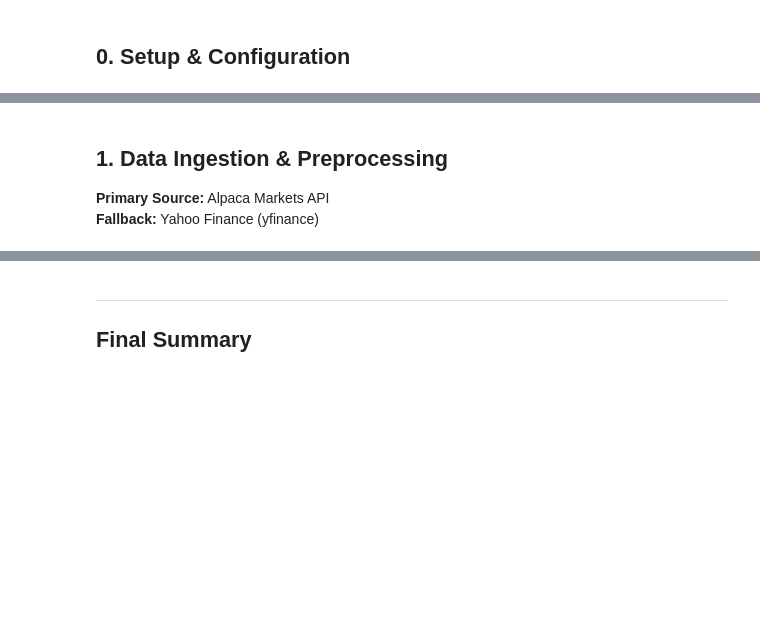
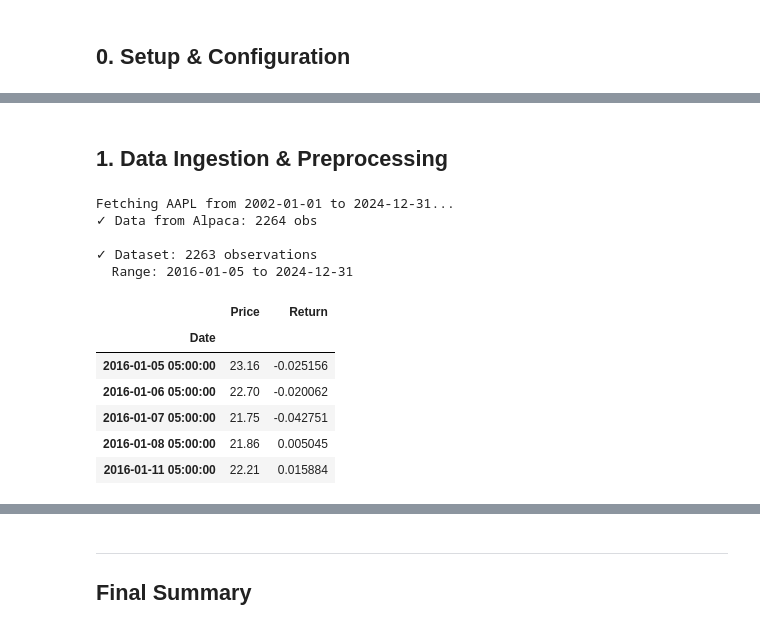
Before and after one commit to ZimoSyndrome/MMForecasting, a Jupyter notebook: notebooks/forecasting_analysis.ipynb, the cells around one changed output, grey strips where cells are left out. Cells and saved outputs as stored; diff of their text form; code cells hidden in the pictures; blank space fills up the shorter version.

```diff
--- a/notebooks/forecasting_analysis.ipynb
+++ b/notebooks/forecasting_analysis.ipynb
@@ -67,8 +77,5 @@ print("✓ All imports successful.")
 # %% [markdown]
 <a id='data'></a>
 ## 1. Data Ingestion & Preprocessing
-
-**Primary Source:** Alpaca Markets API
-**Fallback:** Yahoo Finance (yfinance)
 # %%
 def fetch_data_alpaca(ticker, start, end):
@@ -152,14 +123,23 @@ def fetch_data(ticker, start, end):
     return df
 # %%
-# Fetch Data
 df = fetch_data(TICKER, START_DATE, END_DATE)
-
-# Compute Returns
 df['Return'] = np.log(df['Price'] / df['Price'].shift(1))
-df['PriceChange'] = df['Price'].diff()  # For ARIMA on levels
 df.dropna(inplace=True)
 
-print(f"\n✓ Final dataset: {len(df)} observations")
-print(f"  Date Range: {df.index[0].date()} to {df.index[-1].date()}")
+print(f"\n✓ Dataset: {len(df)} observations")
+print(f"  Range: {df.index[0].date()} to {df.index[-1].date()}")
 df.head()
+# %% [output]
+Fetching AAPL from 2002-01-01 to 2024-12-31...
+✓ Data from Alpaca: 2264 obs
+
+✓ Dataset: 2263 observations
+  Range: 2016-01-05 to 2024-12-31
+|  | Price | Return |
+| Date |  |  |
+| 2016-01-05 05:00:00 | 23.16 | -0.025156 |
+| 2016-01-06 05:00:00 | 22.70 | -0.020062 |
+| 2016-01-07 05:00:00 | 21.75 | -0.042751 |
+| 2016-01-08 05:00:00 | 21.86 | 0.005045 |
+| 2016-01-11 05:00:00 | 22.21 | 0.015884 |
 # %%
```
Also changed, not shown: parts of 82 cells of this notebook.
